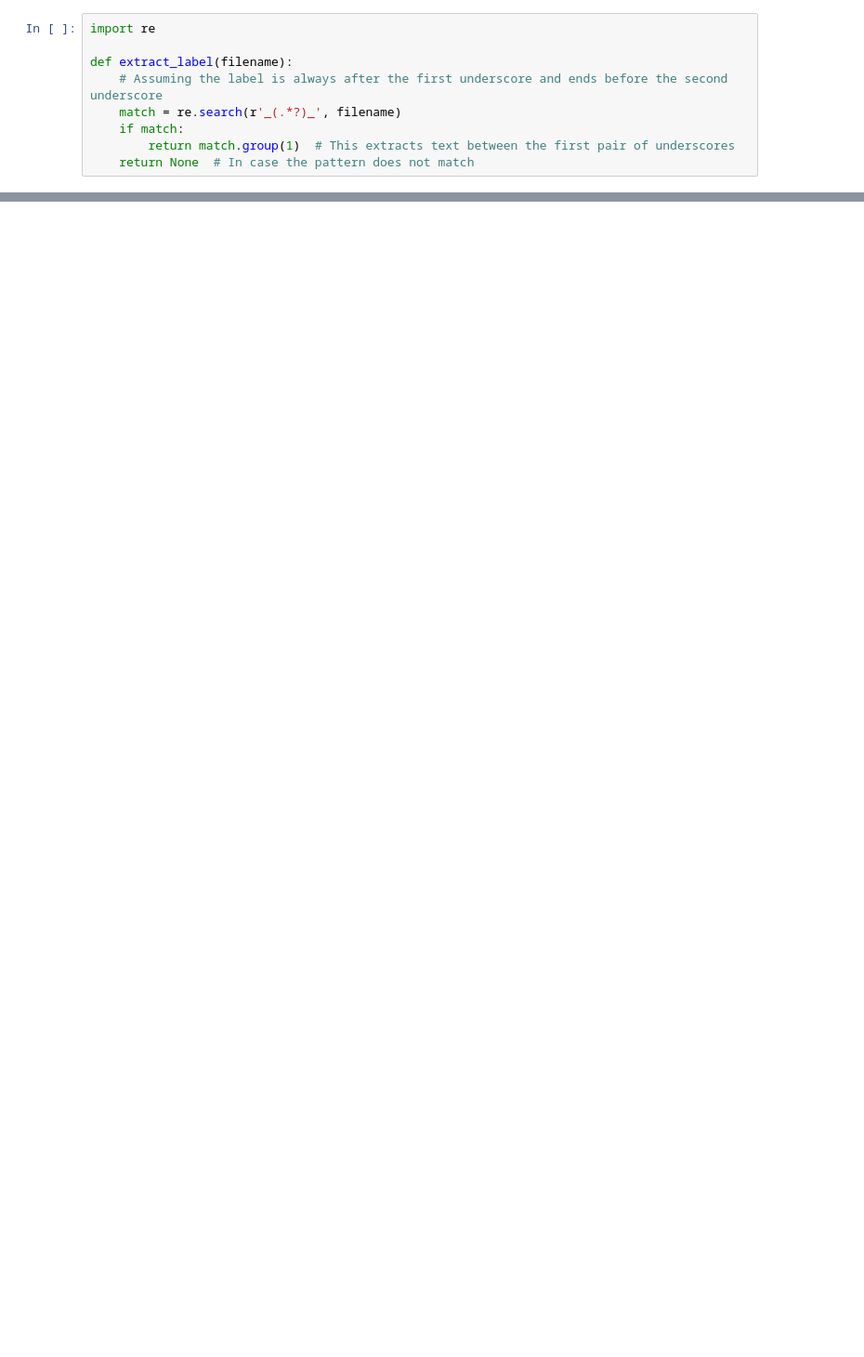
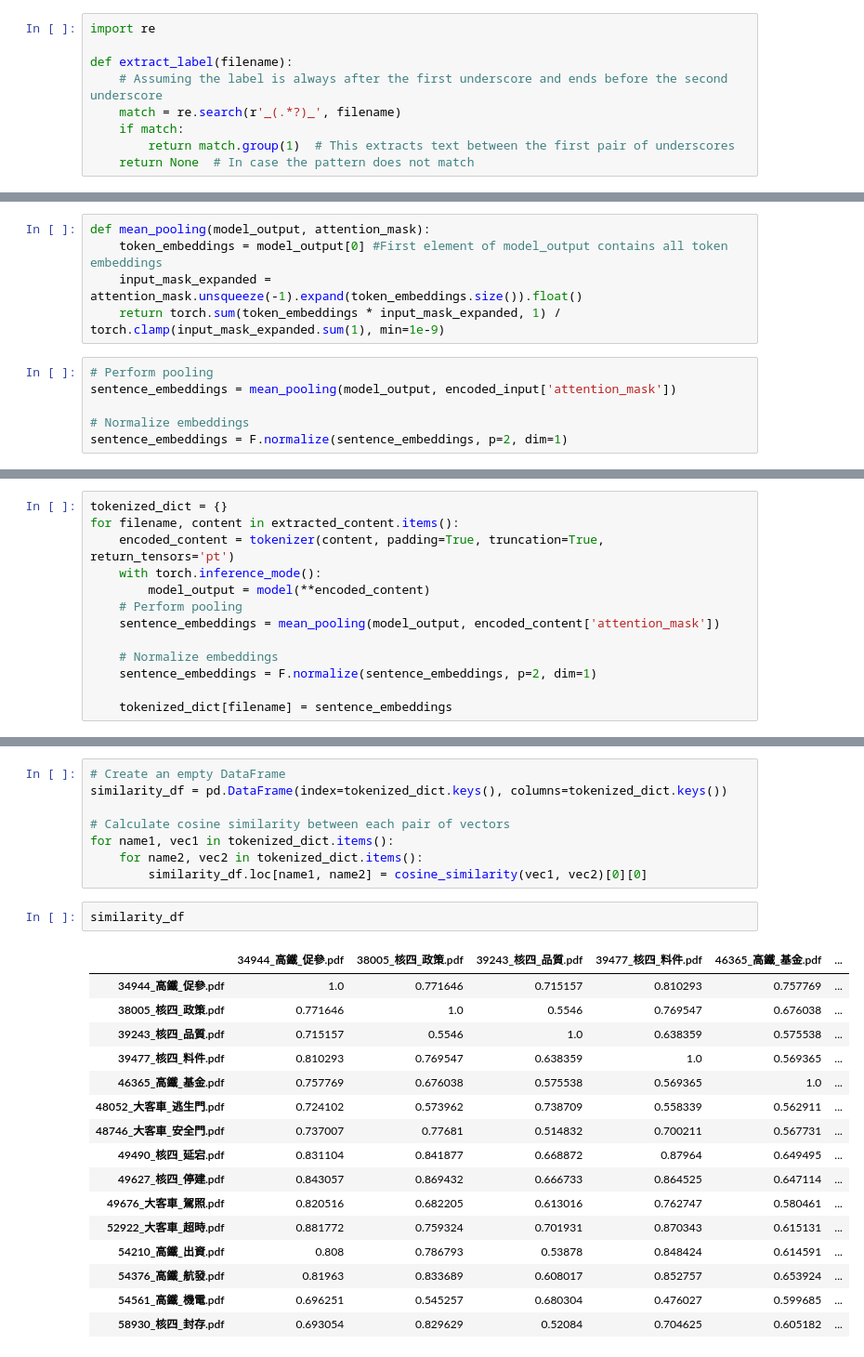
Before and after one commit to chiseanchang0727/Supervisor_llm, a Jupyter notebook: model_training_test.ipynb, the cells around one changed output, grey strips where cells are left out. Shown: that part at 93% size. Cells and saved outputs as stored; diff of their text form; blank space fills up the shorter version.

```diff
--- a/model_training_test.ipynb
+++ b/model_training_test.ipynb
@@ -224,0 +213,11 @@ imdb['train'].unique('label')
+# %%
+def mean_pooling(model_output, attention_mask):
+    token_embeddings = model_output[0] #First element of model_output contains all token embeddings
+    input_mask_expanded = attention_mask.unsqueeze(-1).expand(token_embeddings.size()).float()
+    return torch.sum(token_embeddings * input_mask_expanded, 1) / torch.clamp(input_mask_expanded.sum(1), min=1e-9)
+# %%
+# Perform pooling
+sentence_embeddings = mean_pooling(model_output, encoded_input['attention_mask'])
+
+# Normalize embeddings
+sentence_embeddings = F.normalize(sentence_embeddings, p=2, dim=1)
@@ -224,0 +228,13 @@ imdb['train'].unique('label')
+# %%
+tokenized_dict = {}
+for filename, content in extracted_content.items():
+    encoded_content = tokenizer(content, padding=True, truncation=True, return_tensors='pt')
+    with torch.inference_mode():
+        model_output = model(**encoded_content)
+    # Perform pooling
+    sentence_embeddings = mean_pooling(model_output, encoded_content['attention_mask'])
+
+    # Normalize embeddings
+    sentence_embeddings = F.normalize(sentence_embeddings, p=2, dim=1)
+
+    tokenized_dict[filename] = sentence_embeddings
@@ -224,0 +243,27 @@ imdb['train'].unique('label')
+# %%
+# Create an empty DataFrame
+similarity_df = pd.DataFrame(index=tokenized_dict.keys(), columns=tokenized_dict.keys())
+
+# Calculate cosine similarity between each pair of vectors
+for name1, vec1 in tokenized_dict.items():
+    for name2, vec2 in tokenized_dict.items():
+        similarity_df.loc[name1, name2] = cosine_similarity(vec1, vec2)[0][0]
+# %%
+similarity_df
+# %% [output]
+|  | 34944_高鐵_促參.pdf | 38005_核四_政策.pdf | 39243_核四_品質.pdf | 39477_核四_料件.pdf | 46365_高鐵_基金.pdf | ... |
+| 34944_高鐵_促參.pdf | 1.0 | 0.771646 | 0.715157 | 0.810293 | 0.757769 | ... |
+| 38005_核四_政策.pdf | 0.771646 | 1.0 | 0.5546 | 0.769547 | 0.676038 | ... |
+| 39243_核四_品質.pdf | 0.715157 | 0.5546 | 1.0 | 0.638359 | 0.575538 | ... |
+| 39477_核四_料件.pdf | 0.810293 | 0.769547 | 0.638359 | 1.0 | 0.569365 | ... |
+| 46365_高鐵_基金.pdf | 0.757769 | 0.676038 | 0.575538 | 0.569365 | 1.0 | ... |
+| 48052_大客車_逃生門.pdf | 0.724102 | 0.573962 | 0.738709 | 0.558339 | 0.562911 | ... |
+| 48746_大客車_安全門.pdf | 0.737007 | 0.77681 | 0.514832 | 0.700211 | 0.567731 | ... |
+| 49490_核四_延宕.pdf | 0.831104 | 0.841877 | 0.668872 | 0.87964 | 0.649495 | ... |
+| 49627_核四_停建.pdf | 0.843057 | 0.869432 | 0.666733 | 0.864525 | 0.647114 | ... |
+| 49676_大客車_駕照.pdf | 0.820516 | 0.682205 | 0.613016 | 0.762747 | 0.580461 | ... |
+| 52922_大客車_超時.pdf | 0.881772 | 0.759324 | 0.701931 | 0.870343 | 0.615131 | ... |
+| 54210_高鐵_出資.pdf | 0.808 | 0.786793 | 0.53878 | 0.848424 | 0.614591 | ... |
+| 54376_高鐵_航發.pdf | 0.81963 | 0.833689 | 0.608017 | 0.852757 | 0.653924 | ... |
+| 54561_高鐵_機電.pdf | 0.696251 | 0.545257 | 0.680304 | 0.476027 | 0.599685 | ... |
+| 58930_核四_封存.pdf | 0.693054 | 0.829629 | 0.52084 | 0.704625 | 0.605182 | ... |
```
Also changed, not shown: parts of 52 cells of this notebook, 1 other file.
